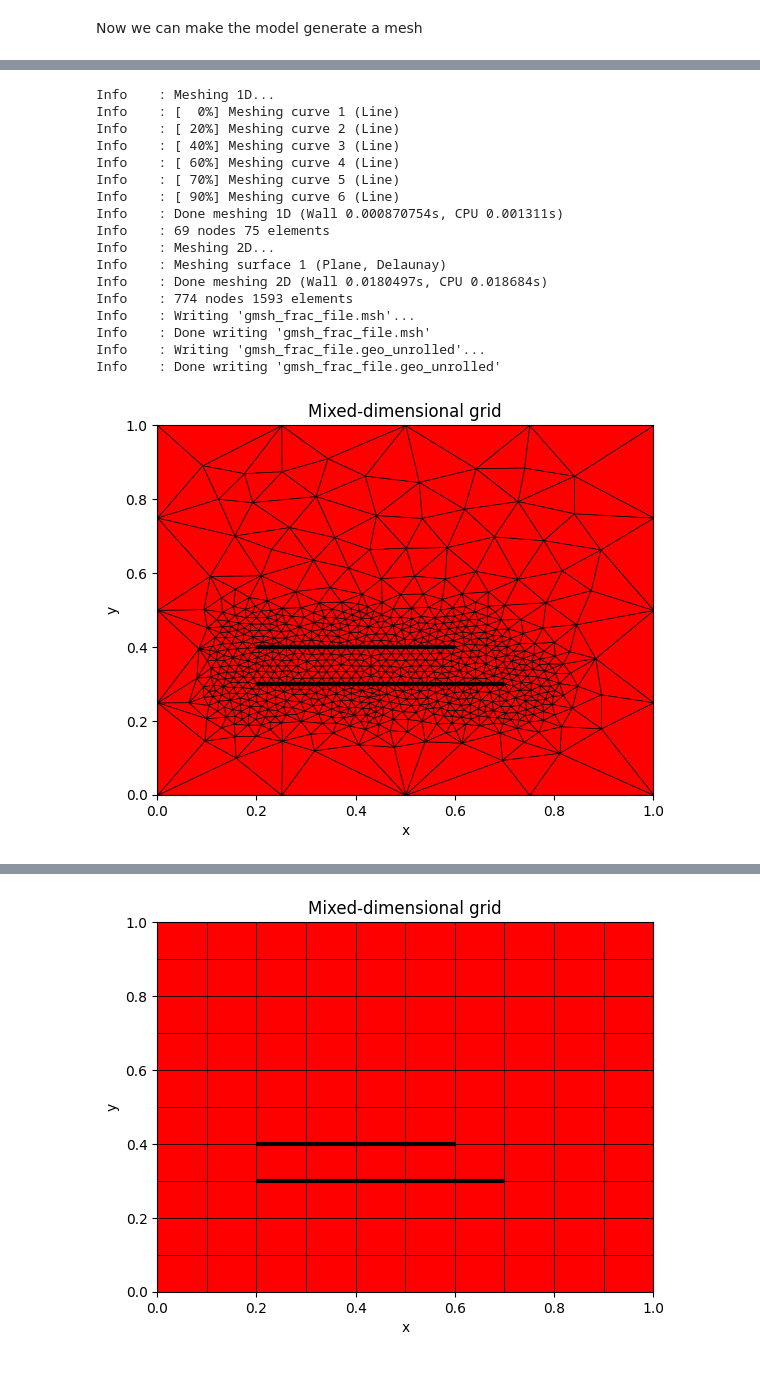
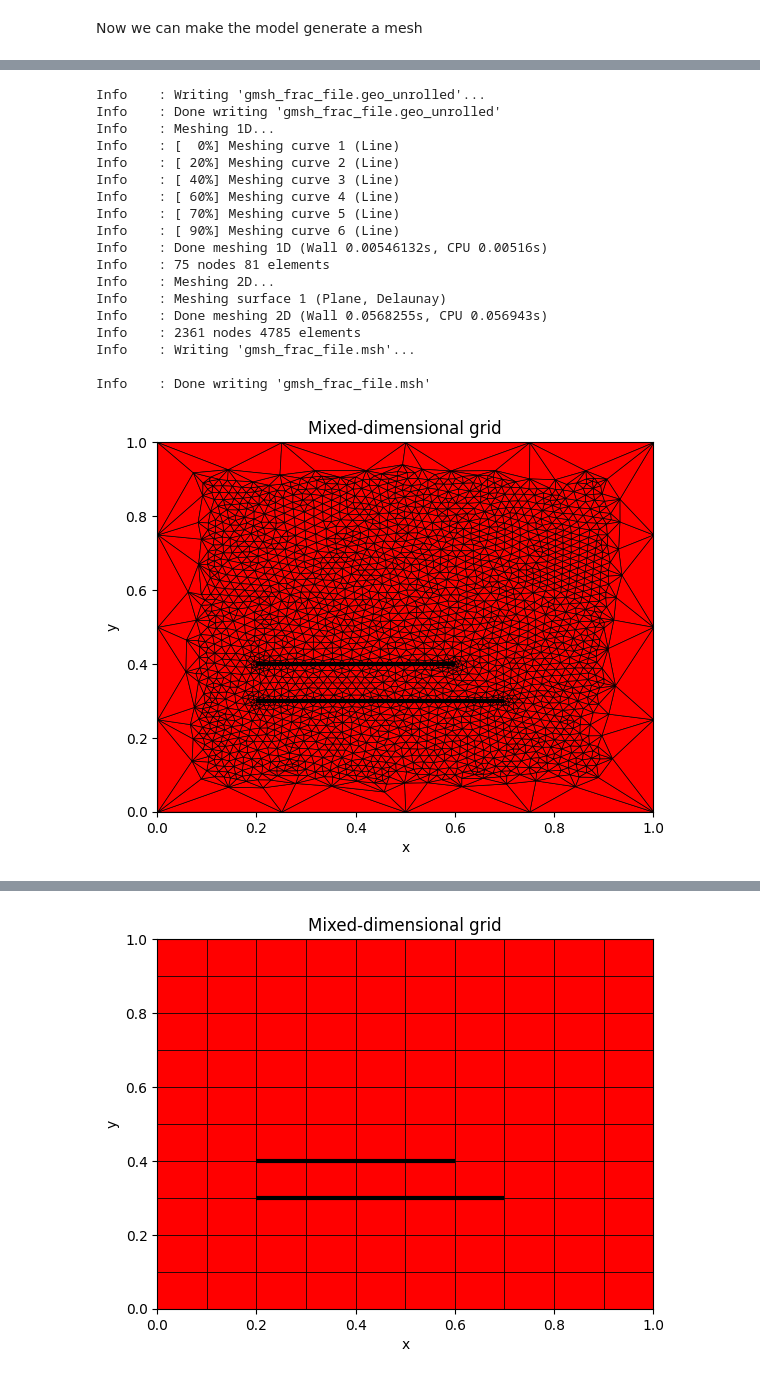
Before and after one commit to pmgbergen/porepy, a Jupyter notebook: tutorials/mixed_dimensional_grids.ipynb, the cells around one changed output, grey strips where cells are left out. Cells and saved outputs as stored; diff of their text form; code cells hidden in the pictures.

```diff
--- a/tutorials/mixed_dimensional_grids.ipynb
+++ b/tutorials/mixed_dimensional_grids.ipynb
@@ -144,42 +143,43 @@ We illustrate the effect of these parameters below. The impact of the parameters
 params = {
     "grid_type": "simplex",
     "meshing_arguments": {
-        "cell_size": pp.Units().convert_units(0.1, "m"),
+        "cell_size": pp.Units().convert_units(0.02, "m"),
         "cell_size_boundary": pp.Units().convert_units(0.3, "m"),
     },
     "meshing_kwargs": {
         "refinement_threshold": 1.5,
-        "refinement_buffer": 0.2,
+        "refinement_buffer": .5,
         "farfield_transition": 5,
     }
 }
 model = ModifiedModel(params)
 model.set_geometry()
 pp.plot_grid(
     model.mdg,
     figsize=(10, 8),
     plot_2d=True,
     fracturewidth_1d=3,
     linewidth=0.5,
     title="Mixed-dimensional grid",
 )
 # %% [output]
+Info    : Writing 'gmsh_frac_file.geo_unrolled'...
+Info    : Done writing 'gmsh_frac_file.geo_unrolled'
 Info    : Meshing 1D...
 Info    : [  0%] Meshing curve 1 (Line)
 Info    : [ 20%] Meshing curve 2 (Line)
 Info    : [ 40%] Meshing curve 3 (Line)
 Info    : [ 60%] Meshing curve 4 (Line)
 Info    : [ 70%] Meshing curve 5 (Line)
 Info    : [ 90%] Meshing curve 6 (Line)
-Info    : Done meshing 1D (Wall 0.000870754s, CPU 0.001311s)
-Info    : 69 nodes 75 elements
+Info    : Done meshing 1D (Wall 0.00546132s, CPU 0.00516s)
+Info    : 75 nodes 81 elements
 Info    : Meshing 2D...
 Info    : Meshing surface 1 (Plane, Delaunay)
-Info    : Done meshing 2D (Wall 0.0180497s, CPU 0.018684s)
-Info    : 774 nodes 1593 elements
+Info    : Done meshing 2D (Wall 0.0568255s, CPU 0.056943s)
+Info    : 2361 nodes 4785 elements
 Info    : Writing 'gmsh_frac_file.msh'...
+
 Info    : Done writing 'gmsh_frac_file.msh'
-Info    : Writing 'gmsh_frac_file.geo_unrolled'...
-Info    : Done writing 'gmsh_frac_file.geo_unrolled'
-[figure, old version]
+[figure, new version]
 # %% [markdown]
```
Also changed, not shown: parts of 6 cells of this notebook.
